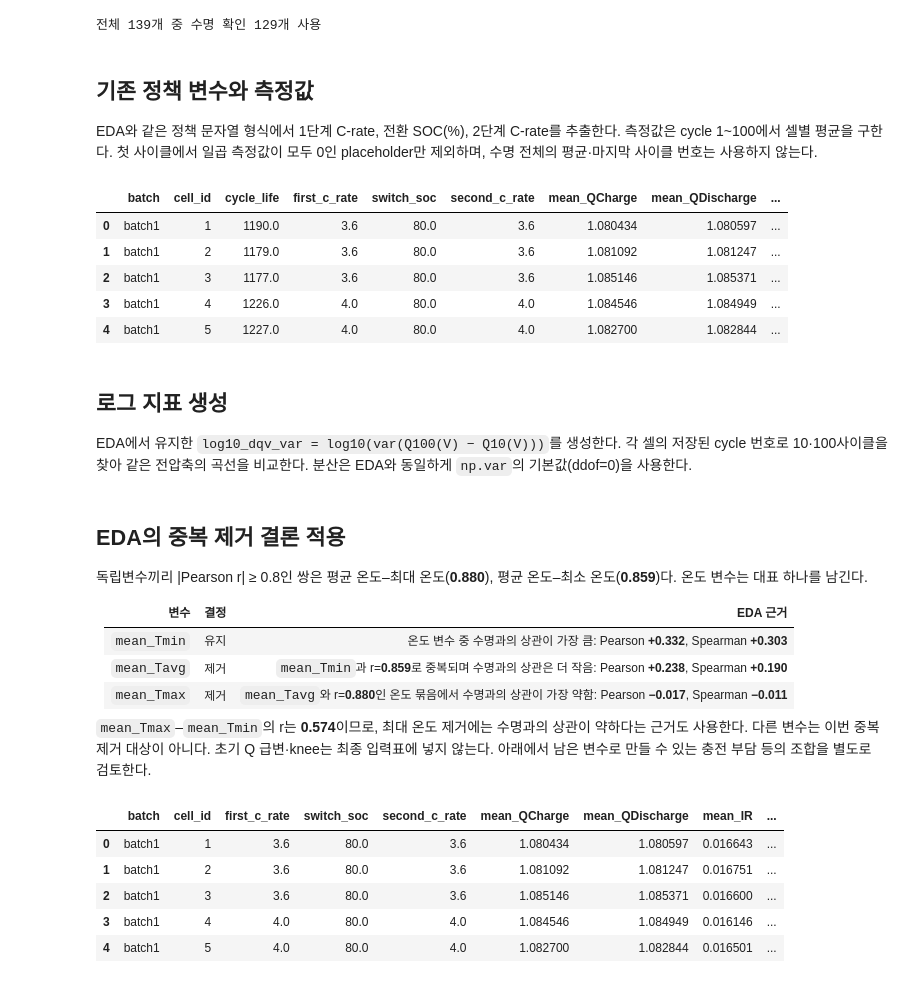
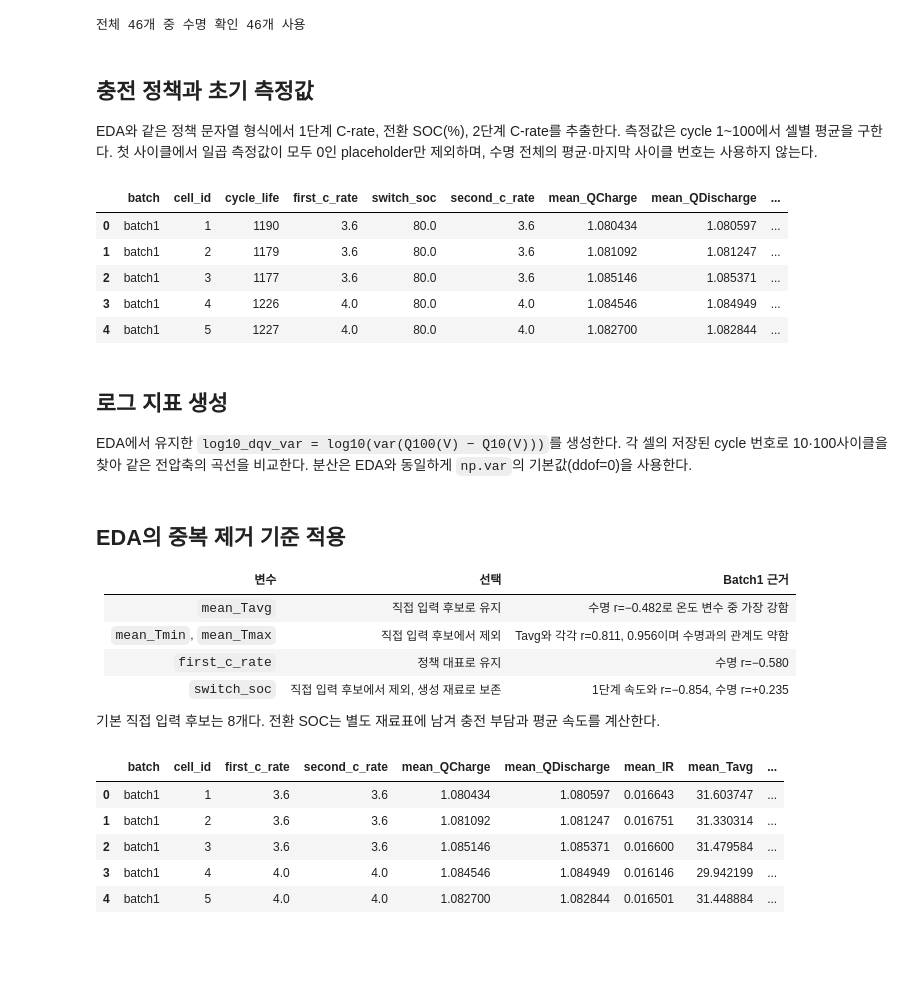
Before and after one commit to chubuzu/Data_Analytics_MiniProject_Skala, a Jupyter notebook: notebooks/03_feature_engineering.ipynb, the cells around one changed output. Drawn from its saved outputs; the diff is of its cells as text; code cells hidden in the pictures; blank space fills up the shorter version.

```diff
--- a/notebooks/03_feature_engineering.ipynb
+++ b/notebooks/03_feature_engineering.ipynb
@@ -21,7 +17,7 @@ from IPython.display import display
 
 ROOT = Path.cwd().parent if Path.cwd().name == "notebooks" else Path.cwd()
 DATA = ROOT / "data" / "processed"
-BATCHES = ["batch1", "batch2", "batch3"]
+BATCHES = ["batch1"]
 KEYS = ["batch", "cell_id"]
 EARLY_END = 100
 
@@ -36,10 +32,11 @@ assert not summary.duplicated(KEYS + ["cycle"]).any()
 known = all_cells.dropna(subset=["cycle_life"]).copy()
 assert np.isfinite(known["cycle_life"]).all() and known["cycle_life"].gt(EARLY_END).all()
 print(f"전체 {len(all_cells)}개 중 수명 확인 {len(known)}개 사용")
+assert set(known["batch"]) == {"batch1"} and len(known) == 46
 # %% [output]
-전체 139개 중 수명 확인 129개 사용
+전체 46개 중 수명 확인 46개 사용
 # %% [markdown]
-## 기존 정책 변수와 측정값
+## 충전 정책과 초기 측정값
 
 EDA와 같은 정책 문자열 형식에서 1단계 C-rate, 전환 SOC(%), 2단계 C-rate를 추출한다. 측정값은 cycle 1~100에서 셀별 평균을 구한다. 첫 사이클에서 일곱 측정값이 모두 0인 placeholder만 제외하며, 수명 전체의 평균·마지막 사이클 번호는 사용하지 않는다.
 # %%
@@ -59,11 +56,11 @@ assert len(candidate_features) == len(known)
 display(candidate_features.head())
 # %% [output]
 |  | batch | cell_id | cycle_life | first_c_rate | switch_soc | second_c_rate | mean_QCharge | mean_QDischarge | ... |
-| 0 | batch1 | 1 | 1190.0 | 3.6 | 80.0 | 3.6 | 1.080434 | 1.080597 | ... |
-| 1 | batch1 | 2 | 1179.0 | 3.6 | 80.0 | 3.6 | 1.081092 | 1.081247 | ... |
-| 2 | batch1 | 3 | 1177.0 | 3.6 | 80.0 | 3.6 | 1.085146 | 1.085371 | ... |
-| 3 | batch1 | 4 | 1226.0 | 4.0 | 80.0 | 4.0 | 1.084546 | 1.084949 | ... |
-| 4 | batch1 | 5 | 1227.0 | 4.0 | 80.0 | 4.0 | 1.082700 | 1.082844 | ... |
+| 0 | batch1 | 1 | 1190 | 3.6 | 80.0 | 3.6 | 1.080434 | 1.080597 | ... |
+| 1 | batch1 | 2 | 1179 | 3.6 | 80.0 | 3.6 | 1.081092 | 1.081247 | ... |
+| 2 | batch1 | 3 | 1177 | 3.6 | 80.0 | 3.6 | 1.085146 | 1.085371 | ... |
+| 3 | batch1 | 4 | 1226 | 4.0 | 80.0 | 4.0 | 1.084546 | 1.084949 | ... |
+| 4 | batch1 | 5 | 1227 | 4.0 | 80.0 | 4.0 | 1.082700 | 1.082844 | ... |
 # %% [markdown]
 ## 로그 지표 생성
 
@@ -94,36 +91,35 @@ candidate_features = candidate_features.merge(pd.DataFrame(log_rows), on=KEYS, v
 assert len(candidate_features) == len(known)
 assert np.isfinite(candidate_features.drop(columns=KEYS).to_numpy()).all()
 # %% [markdown]
-## EDA의 중복 제거 결론 적용
+## EDA의 중복 제거 기준 적용
 
-독립변수끼리 |Pearson r| ≥ 0.8인 쌍은 평균 온도–최대 온도(**0.880**), 평균 온도–최소 온도(**0.859**)다. 온도 변수는 대표 하나를 남긴다.
+| 변수 | 선택 | Batch1 근거 |
+|---|---|---|
+| `mean_Tavg` | 직접 입력 후보로 유지 | 수명 r=−0.482로 온도 변수 중 가장 강함 |
+| `mean_Tmin`, `mean_Tmax` | 직접 입력 후보에서 제외 | Tavg와 각각 r=0.811, 0.956이며 수명과의 관계도 약함 |
+| `first_c_rate` | 정책 대표로 유지 | 수명 r=−0.580 |
+| `switch_soc` | 직접 입력 후보에서 제외, 생성 재료로 보존 | 1단계 속도와 r=−0.854, 수명 r=+0.235 |
 
-| 변수 | 결정 | EDA 근거 |
-|---|---|---|
-| `mean_Tmin` | 유지 | 온도 변수 중 수명과의 상관이 가장 큼: Pearson **+0.332**, Spearman **+0.303** |
-| `mean_Tavg` | 제거 | `mean_Tmin`과 r=**0.859**로 중복되며 수명과의 상관은 더 작음: Pearson **+0.238**, Spearman **+0.190** |
-| `mean_Tmax` | 제거 | `mean_Tavg`와 r=**0.880**인 온도 묶음에서 수명과의 상관이 가장 약함: Pearson **−0.017**, Spearman **−0.011** |
-
-`mean_Tmax`–`mean_Tmin`의 r는 **0.574**이므로, 최대 온도 제거에는 수명과의 상관이 약하다는 근거도 사용한다. 다른 변수는 이번 중복 제거 대상이 아니다. 초기 Q 급변·knee는 최종 입력표에 넣지 않는다. 아래에서 남은 변수로 만들 수 있는 충전 부담 등의 조합을 별도로 검토한다.
+기본 직접 입력 후보는 8개다. 전환 SOC는 별도 재료표에 남겨 충전 부담과 평균 속도를 계산한다.
 # %%
-dropped_features = ["mean_Tavg", "mean_Tmax"]
-base_features = ["first_c_rate", "switch_soc", "second_c_rate", "mean_QCharge",
-                 "mean_QDischarge", "mean_IR", "mean_Tmin", "mean_chargetime", "log10_dqv_var"]
-base_data = candidate_features.drop(columns=dropped_features).sort_values(KEYS).reset_index(drop=True)
-base_data = base_data[KEYS + base_features + ["cycle_life"]]
+dropped_features = ["switch_soc", "mean_Tmin", "mean_Tmax"]
+base_features = ["first_c_rate", "second_c_rate", "mean_QCharge", "mean_QDischarge",
+                 "mean_IR", "mean_Tavg", "mean_chargetime", "log10_dqv_var"]
+base_data = candidate_features[KEYS + base_features + ["cycle_life"]].sort_values(KEYS).reset_index(drop=True)
+generation_inputs = candidate_features[KEYS + ["switch_soc"]].copy()
 assert len(base_data) == len(known) and not base_data.duplicated(KEYS).any()
 assert np.isfinite(base_data[base_features + ["cycle_life"]].to_numpy()).all()
 assert not set(dropped_features) & set(base_data.columns)
 remaining_corr = base_data[base_features].corr().to_numpy()
 assert np.abs(remaining_corr[np.triu_indices(len(base_features), k=1)]).max() < 0.8
 display(base_data.head())
 # %% [output]
-|  | batch | cell_id | first_c_rate | switch_soc | second_c_rate | mean_QCharge | mean_QDischarge | mean_IR | ... |
-| 0 | batch1 | 1 | 3.6 | 80.0 | 3.6 | 1.080434 | 1.080597 | 0.016643 | ... |
-| 1 | batch1 | 2 | 3.6 | 80.0 | 3.6 | 1.081092 | 1.081247 | 0.016751 | ... |
-| 2 | batch1 | 3 | 3.6 | 80.0 | 3.6 | 1.085146 | 1.085371 | 0.016600 | ... |
-| 3 | batch1 | 4 | 4.0 | 80.0 | 4.0 | 1.084546 | 1.084949 | 0.016146 | ... |
-| 4 | batch1 | 5 | 4.0 | 80.0 | 4.0 | 1.082700 | 1.082844 | 0.016501 | ... |
+|  | batch | cell_id | first_c_rate | second_c_rate | mean_QCharge | mean_QDischarge | mean_IR | mean_Tavg | ... |
+| 0 | batch1 | 1 | 3.6 | 3.6 | 1.080434 | 1.080597 | 0.016643 | 31.603747 | ... |
+| 1 | batch1 | 2 | 3.6 | 3.6 | 1.081092 | 1.081247 | 0.016751 | 31.330314 | ... |
+| 2 | batch1 | 3 | 3.6 | 3.6 | 1.085146 | 1.085371 | 0.016600 | 31.479584 | ... |
+| 3 | batch1 | 4 | 4.0 | 4.0 | 1.084546 | 1.084949 | 0.016146 | 29.942199 | ... |
+| 4 | batch1 | 5 | 4.0 | 4.0 | 1.082700 | 1.082844 | 0.016501 | 31.448884 | ... |
 # %% [markdown]
 ## 남은 변수의 도메인 조합
 
```
Also changed, not shown: parts of 6 cells of this notebook, 20 other files.
